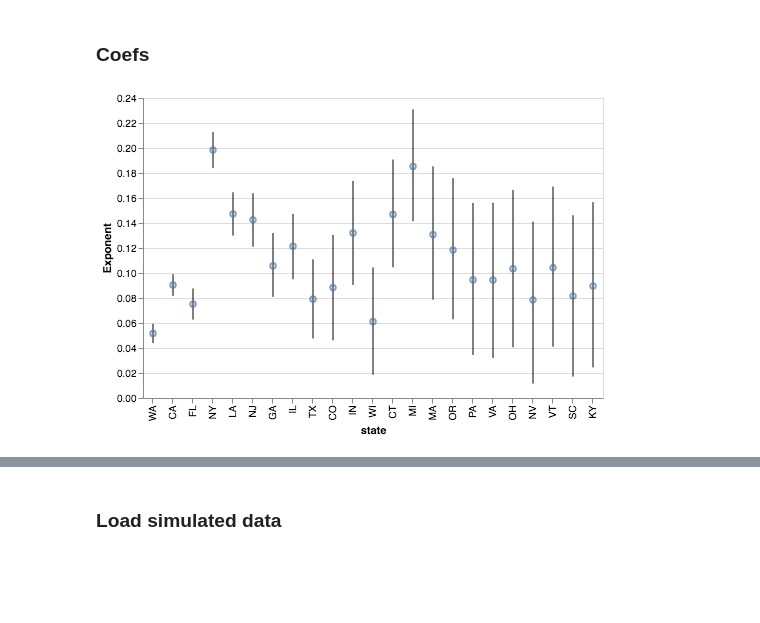
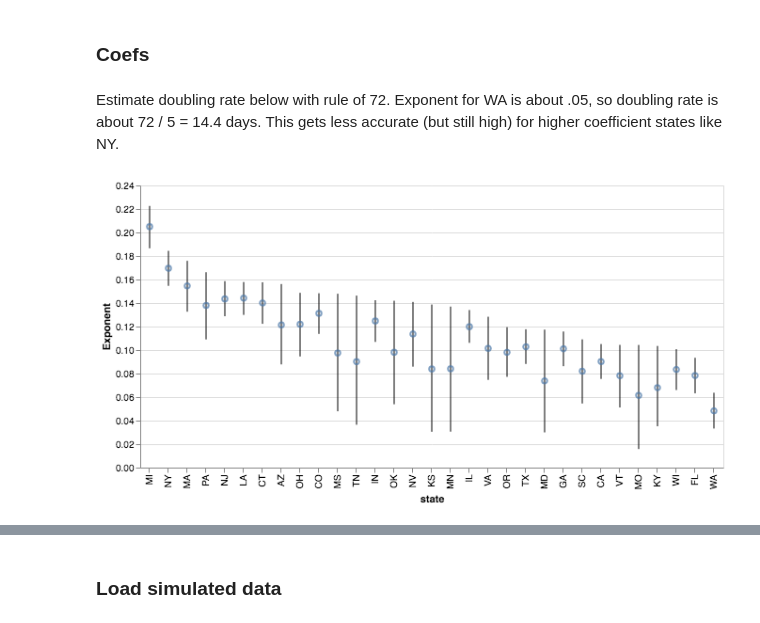
Before and after one commit to wcbeard/covid_models, a Jupyter notebook: notebooks/covid_model.ipynb, the cells around one changed output, grey strips where cells are left out. Saved outputs shown, nothing was run; the diff lists cells and outputs as text; code cells hidden in the pictures; blank space fills up the shorter version.

```diff
--- a/notebooks/covid_model.ipynb
+++ b/notebooks/covid_model.ipynb
@@ -145,27 +143,30 @@ save_ch = (ch_act + ch_est).properties(title=form1)
 ## Model v2
 # %% [markdown]
 ### Coefs
+# %% [markdown]
+Estimate doubling rate below with rule of 72. Exponent for WA is about .05, so doubling rate is about 72 / 5 = 14.4 days. This gets less accurate (but still high) for higher coefficient states like NY.
 # %%
 color = 'dvers'
 x = 'state'
 y = 'Estimate'
 
 m2_coefs = (
-    pd.read_feather(data_dir / "mort_m2_coef.fth")
-    .sort_values("Est.Error", ascending=True)
+#     pd.read_feather(data_dir / "mort_m2_coef.fth")
+    pd.read_feather(data_dir / "mort_m2_coef_27w.fth")
+    .sort_values("Q97.5", ascending=False)
     .reset_index(drop=1)
 )
 
 pdf = m2_coefs
 
 h = Chart(pdf).mark_point().encode(
     x=A.X(x, title=x, sort=None),
     y=A.Y(y, title='Exponent'),
     tooltip=[x, y]
 )
 
 herr = h.mark_errorbar().encode(y=A.Y('Q2.5', title='Exponent'), y2='Q97.5')
 # (h + h.mark_point()).interactive()
 herr + h
 # %% [output]
-[figure, old version]
+[figure, new version]
```
Also changed, not shown: parts of 14 cells of this notebook, 6 other files.
